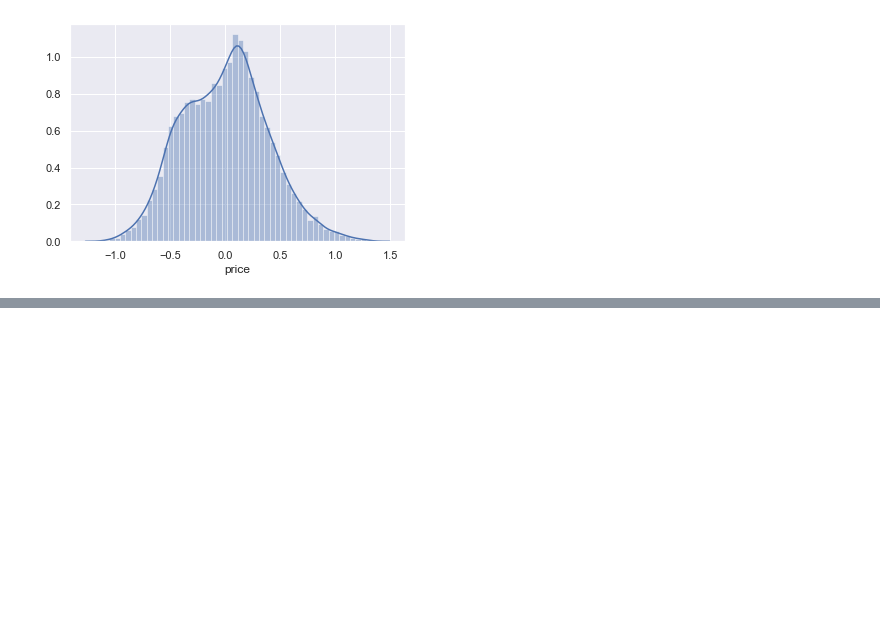
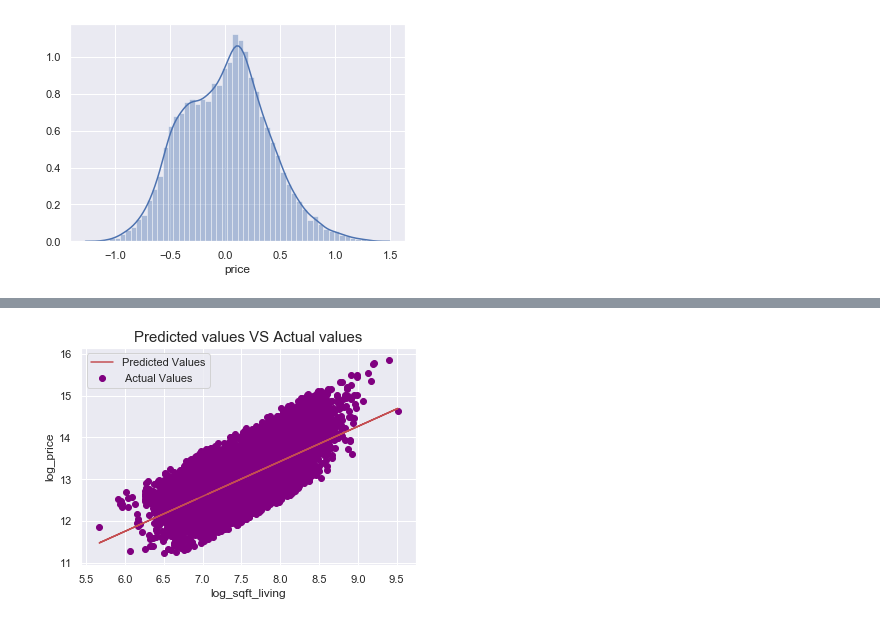
Before and after one commit to nortonlyr/MachineLearningExercises, a Jupyter notebook: Simple_LinearRegression_Ex/Simple_Linear_Regression_Ex.ipynb, the cells around one changed output, grey strips where cells are left out. Saved outputs shown, nothing was run; the diff lists cells and outputs as text; code cells hidden in the pictures; blank space fills up the shorter version.

```diff
--- a/Simple_LinearRegression_Ex/Simple_Linear_Regression_Ex.ipynb
+++ b/Simple_LinearRegression_Ex/Simple_Linear_Regression_Ex.ipynb
@@ -151,0 +172,14 @@ results.summary()
+# %%
+# prediction
+y_hat2 = 6.7299 + 0.8368*x
+# %%
+# plot predicted values and actual values
+plt.plot(x, y_hat2, label = 'Predicted Values', color = 'r')
+plt.scatter(x, y, label = ' Actual Values', color = 'purple')
+plt.title('Predicted values VS Actual values', fontsize = 15)
+plt.xlabel('log_sqft_living')
+plt.ylabel('log_price')
+plt.legend()
+plt.show()
+# %% [output]
+[figure, added]
```
Also changed, not shown: parts of 2 cells of this notebook.
